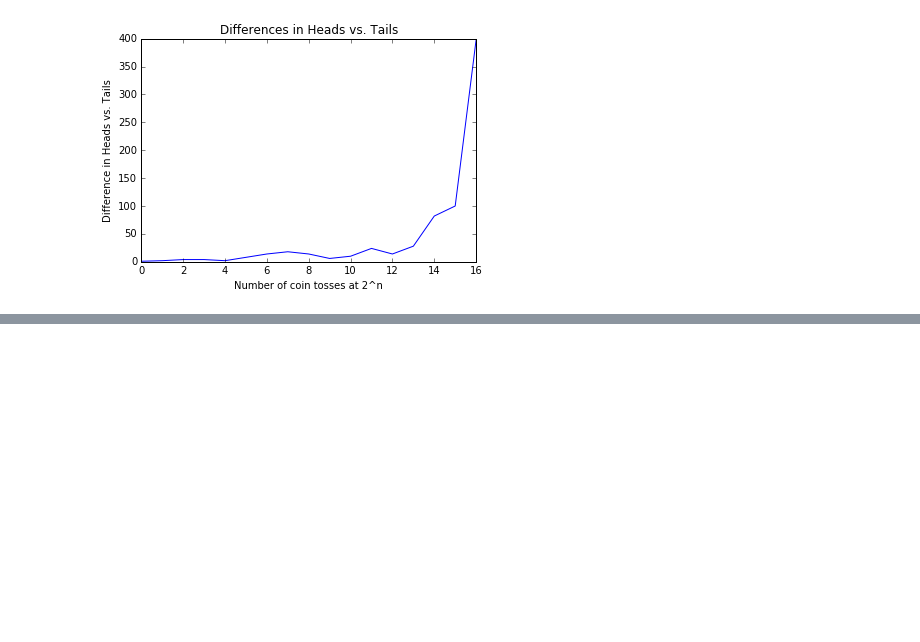
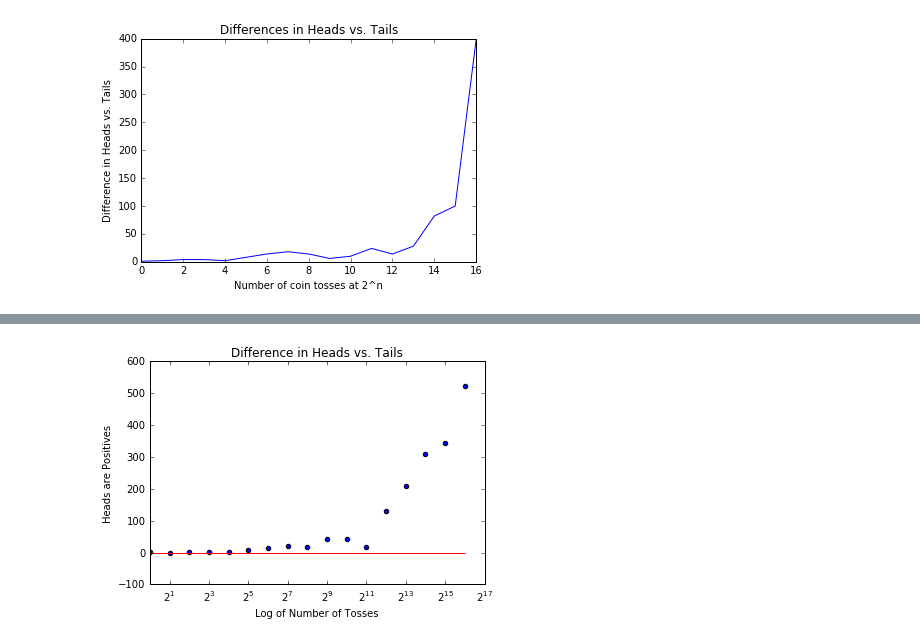
Before and after one commit to JonathanKross/flipping-out, a Jupyter notebook: coin-flips.ipynb, the cells around one changed output, grey strips where cells are left out. Saved outputs shown, nothing was run; the diff lists cells and outputs as text; code cells hidden in the pictures; blank space fills up the shorter version.

```diff
--- a/coin-flips.ipynb
+++ b/coin-flips.ipynb
@@ -59,0 +81,11 @@ plt.show()
+# %%
+plt.scatter(two_pow_n, diff_tosses(toss_coin_sim()))
+plt.xscale('log', basex=2)
+plt.xlim(-10,)
+plt.title('Difference in Heads vs. Tails')
+plt.ylabel('Heads are Positives')
+plt.xlabel('Log of Number of Tosses')
+plt.hlines(0, 0, 2**16, color='red')
+plt.show()
+# %% [output]
+[figure, added]
```
Also changed, not shown: parts of 16 cells of this notebook.
